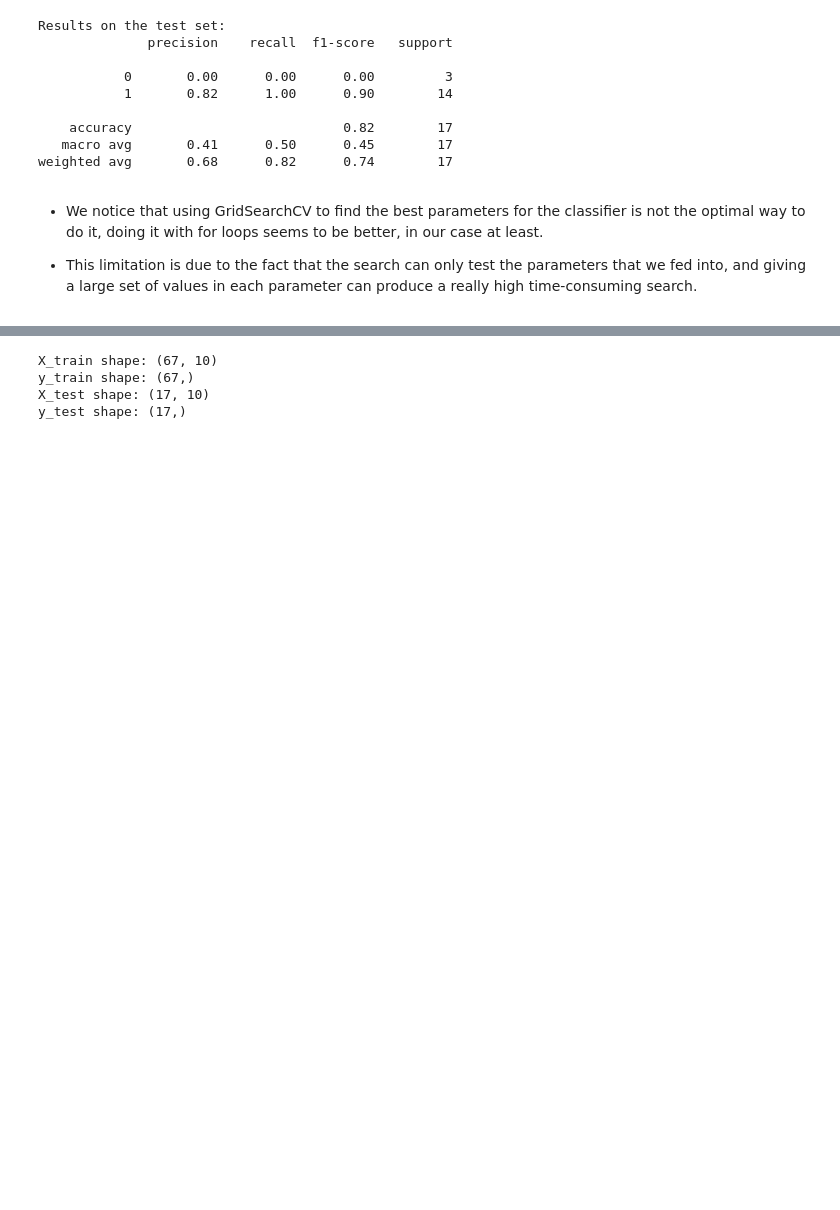
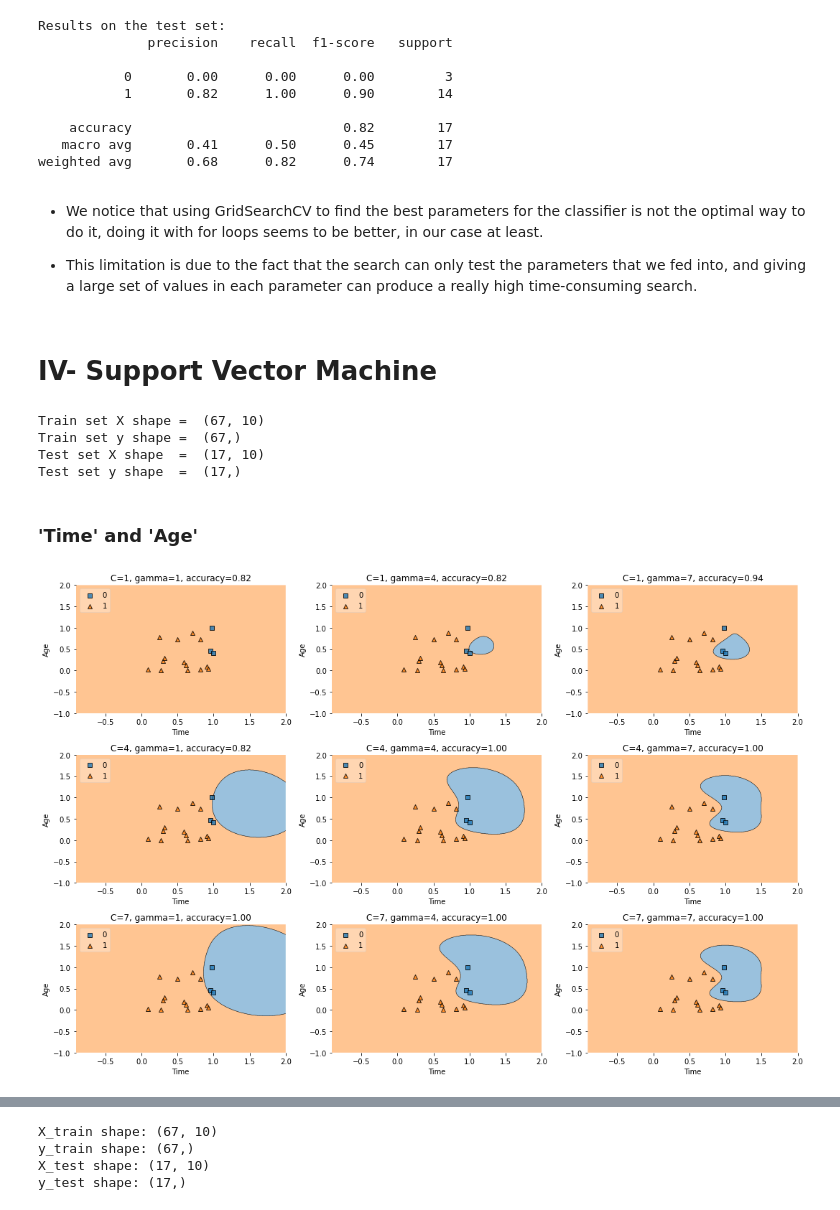
Before and after one commit to DunkMasterMehdi/Projet_ML, a Jupyter notebook: Classification/Classification.ipynb, the cells around one changed output, grey strips where cells are left out. Cells and saved outputs as stored; diff of their text form; code cells hidden in the pictures; blank space fills up the shorter version.

```diff
--- a/Classification/Classification.ipynb
+++ b/Classification/Classification.ipynb
@@ -712,3 +722,47 @@ weighted avg       0.68      0.82      0.74        17
 - We notice that using GridSearchCV to find the best parameters for the classifier is not the optimal way to do it, doing it with for loops seems to be better, in our case at least.
 
 - This limitation is due to the fact that the search can only test the parameters that we fed into, and giving a large set of values in each parameter can produce a really high time-consuming search.
+# %% [markdown]
+# IV- Support Vector Machine
+# %%
+# Training and Testing Data Sets
+
+from sklearn.model_selection import train_test_split
+X_train, X_test, y_train, y_test = train_test_split(df[feature_names],
+df['Result'], test_size=0.2, random_state=0)
+
+print ("Train set X shape = ", X_train.shape, "\nTrain set y shape = ", y_train.shape)
+print ("Test set X shape  = ", X_test.shape, "\nTest set y shape  = ", y_test.shape)
+# %% [output]
+Train set X shape =  (67, 10)
+Train set y shape =  (67,)
+Test set X shape  =  (17, 10)
+Test set y shape  =  (17,)
+# %% [markdown]
+### 'Time' and 'Age'
+# %%
+# pip install mlxtend
+from sklearn import svm
+from mlxtend.plotting import plot_decision_regions
+
+X = X_test[['Time', 'Age']]
+y = y_test
+
+fig, axes = plt.subplots(3, 3, figsize=(15, 10))
+for ax, C_ in zip(axes, range(1, 10, 3)):
+    for a, gamma_ in zip(ax, range(1, 10, 3)):
+        clf = svm.SVC(C=C_, gamma=gamma_)
+        clf.fit(X.values, y.values)
+        plot_decision_regions(X=X.values,
+                              y=y.values,
+                              clf=clf,
+                              legend=2,
+                              ax=a)
+        a.set_title('C='+str(C_)+', gamma='+str(gamma_)+', accuracy={0:.2f}' .format(clf.score(X, y)));
+
+for ax in axes.flat:
+    ax.set(xlabel='Time', ylabel='Age');
+
+fig.tight_layout();
+# %% [output]
+[figure, added]
```
Also changed, not shown: parts of 25 cells of this notebook, 1 other file.
